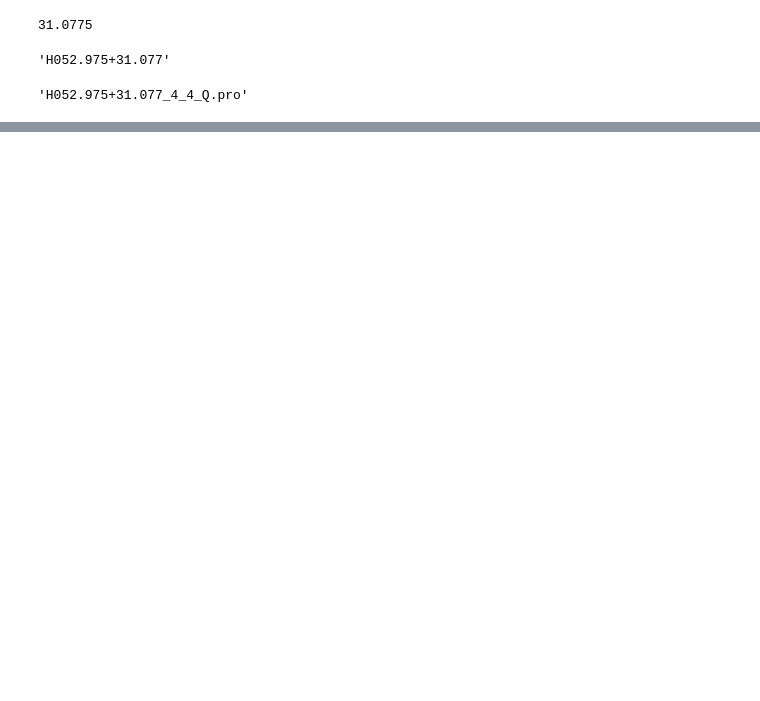
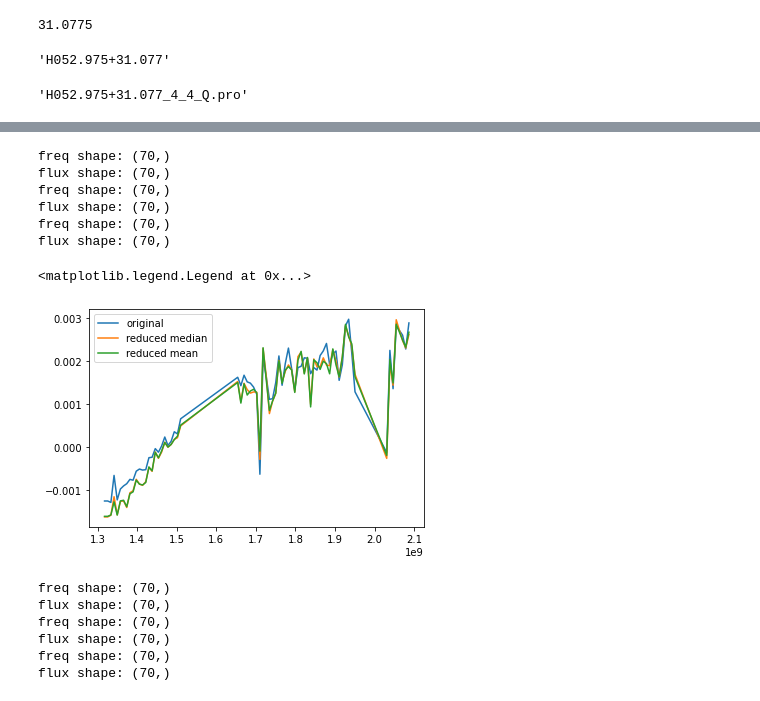
Before and after one commit to halehhajizadeh/VLA-Perseus, a Jupyter notebook: scripts/Flux-Extraction.ipynb, the cells around one changed output, grey strips where cells are left out. Cells and saved outputs as stored; diff of their text form; code cells hidden in the pictures; blank space fills up the shorter version.

Commit message:
flux edit

```diff
--- a/scripts/Flux-Extraction.ipynb
+++ b/scripts/Flux-Extraction.ipynb
@@ -210,7 +216,7 @@ spectrum_file
 # %% [output]
 'H052.975+31.077_4_4_Q.pro'
 # %%
-OUT=open(path+'/Images/img'+str(nit)+'/RMsyn/'+spectrum_file,"w")
+OUT=open('../server/'+spectrum_file,"w")
 # %%
 OUT
 # %% [output]
@@ -588,0 +756,48 @@ TypeError: 'float' object is not subscriptable
+# %%
+
+
+def setup_columns(pro_file,lines_to_skip=5):
+    with open (pro_file, 'r') as file:
+        lines = file.read().splitlines()[lines_to_skip:]
+        lines = [
+           [l.strip() for l in line.split()]
+           for line in lines
+        ]
+        lines = np.array(lines).transpose()
+
+        freq = np.double(lines[0])
+        print(f"freq shape: {freq.shape}")
+        flux = np.double(lines[1])
+        print(f"flux shape: {flux.shape}")
+    return(freq, flux)
+# %%
+original = setup_columns('../server/J053.504+31.311_box_004_004_Q.pro')
+reduced_median = setup_columns('../server/median/H053.504+31.311_4_4_Q.pro')
+reduced_mean = setup_columns('../server/mean/H053.504+31.311_4_4_Q.pro')
+# %% [output]
+freq shape: (70,)
+flux shape: (70,)
+freq shape: (70,)
+flux shape: (70,)
+freq shape: (70,)
+flux shape: (70,)
+# %%
+plt.figure
+plt.plot(original[0], original[1], label = 'original')
+plt.plot(reduced_median[0], reduced_median[1], label = 'reduced median')
+plt.plot(reduced_mean[0], reduced_mean[1], label = 'reduced mean')
+plt.legend()
+# %% [output]
+<matplotlib.legend.Legend at 0x...>
+[figure, added]
+# %%
+original = setup_columns('../server/J052.600+31.785_box_004_004_Q.pro')
+reduced_median = setup_columns('../server/median/H052.600+31.785_4_4_Q.pro')
+reduced_mean = setup_columns('../server/mean/H052.600+31.785_4_4_Q.pro')
+# %% [output]
+freq shape: (70,)
+flux shape: (70,)
+freq shape: (70,)
+flux shape: (70,)
+freq shape: (70,)
+flux shape: (70,)
```
Also changed, not shown: parts of 33 cells of this notebook.
